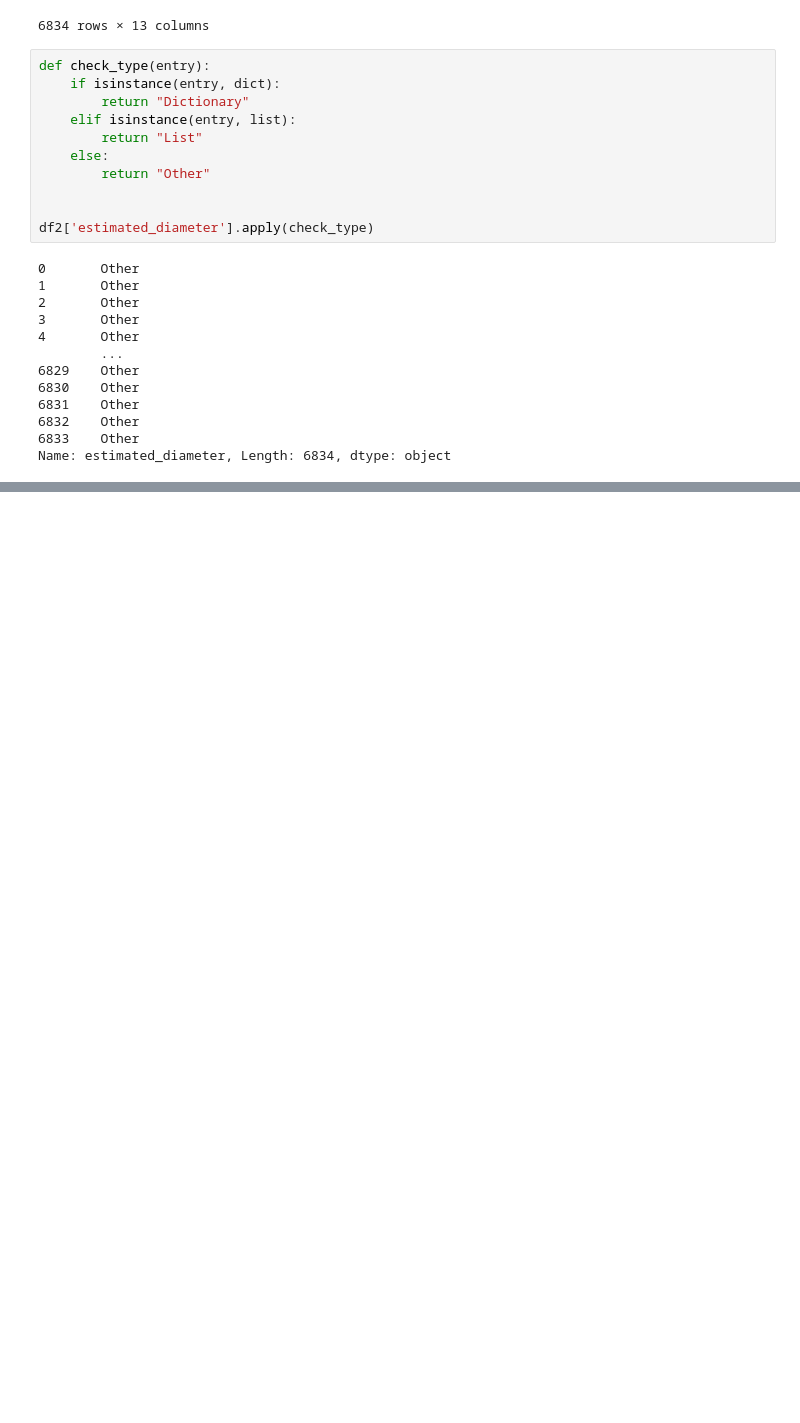
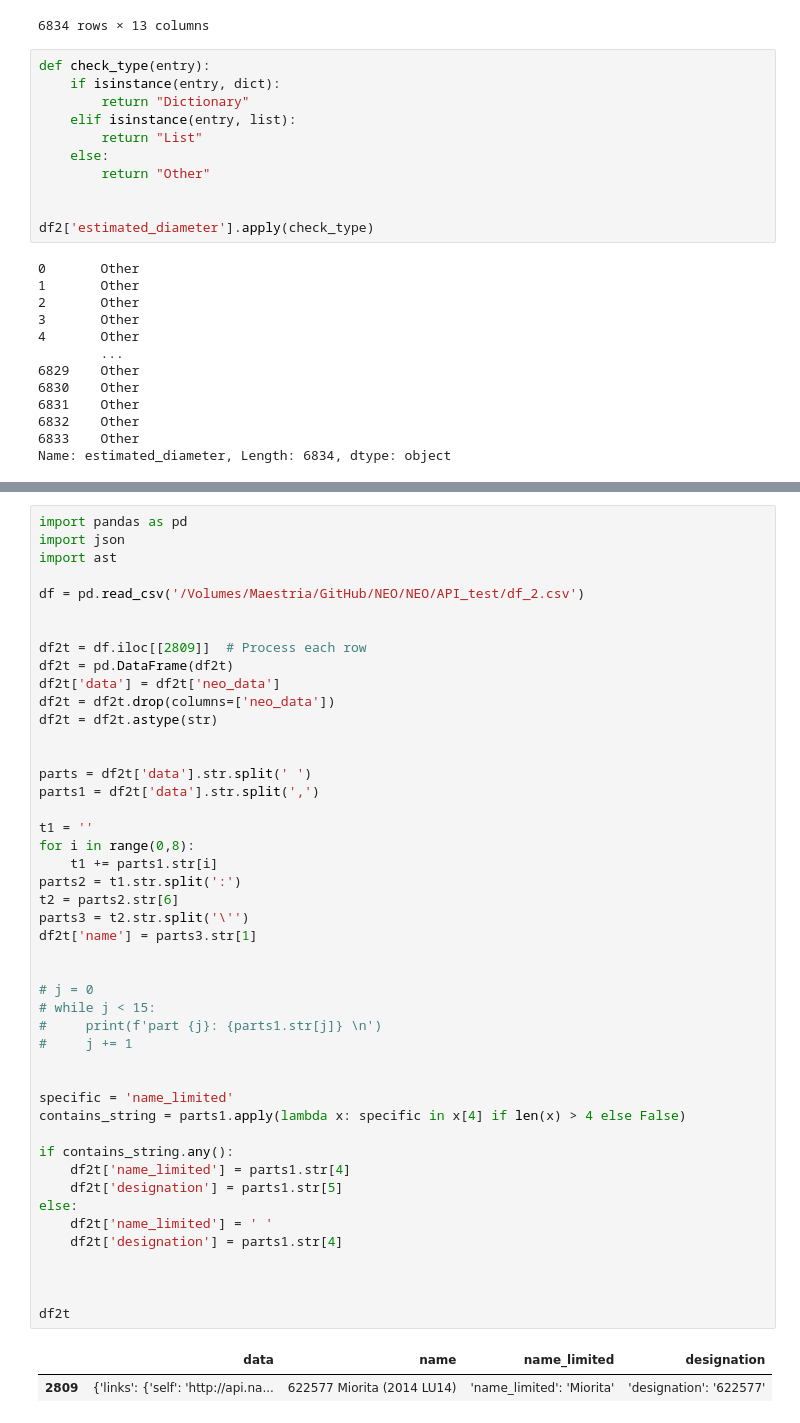
Before and after one commit to PBustamante65/NEO, a Jupyter notebook: API_test/API_process.ipynb, the cells around one changed output, grey strips where cells are left out. Saved outputs shown, nothing was run; the diff lists cells and outputs as text; blank space fills up the shorter version.

```diff
--- a/API_test/API_process.ipynb
+++ b/API_test/API_process.ipynb
@@ -269,0 +351,49 @@ Name: estimated_diameter, Length: 6834, dtype: object
+# %%
+import pandas as pd
+import json
+import ast
+
+df = pd.read_csv('/Volumes/Maestria/GitHub/NEO/NEO/API_test/df_2.csv')
+
+
+df2t = df.iloc[[2809]]  # Process each row
+df2t = pd.DataFrame(df2t)
+df2t['data'] = df2t['neo_data']
+df2t = df2t.drop(columns=['neo_data'])
+df2t = df2t.astype(str)
+
+
+parts = df2t['data'].str.split(' ')
+parts1 = df2t['data'].str.split(',')
+
+t1 = ''
+for i in range(0,8):
+    t1 += parts1.str[i]
+parts2 = t1.str.split(':')
+t2 = parts2.str[6]
+parts3 = t2.str.split('\'')
+df2t['name'] = parts3.str[1]
+
+
+# j = 0
+# while j < 15:
+#     print(f'part {j}: {parts1.str[j]} \n')
+#     j += 1
+
+
+specific = 'name_limited'
+contains_string = parts1.apply(lambda x: specific in x[4] if len(x) > 4 else False)
+
+if contains_string.any():
+    df2t['name_limited'] = parts1.str[4]
+    df2t['designation'] = parts1.str[5]
+else:
+    df2t['name_limited'] = ' '
+    df2t['designation'] = parts1.str[4]
+
+
+
+df2t
+# %% [output]
+|  | data | name | name_limited | designation |
+| 2809 | {'links': {'self': 'http://api.na... | 622577 Miorita (2014 LU14) | 'name_limited': 'Miorita' | 'designation': '622577' |
```
Also changed, not shown: parts of 6 cells of this notebook.
